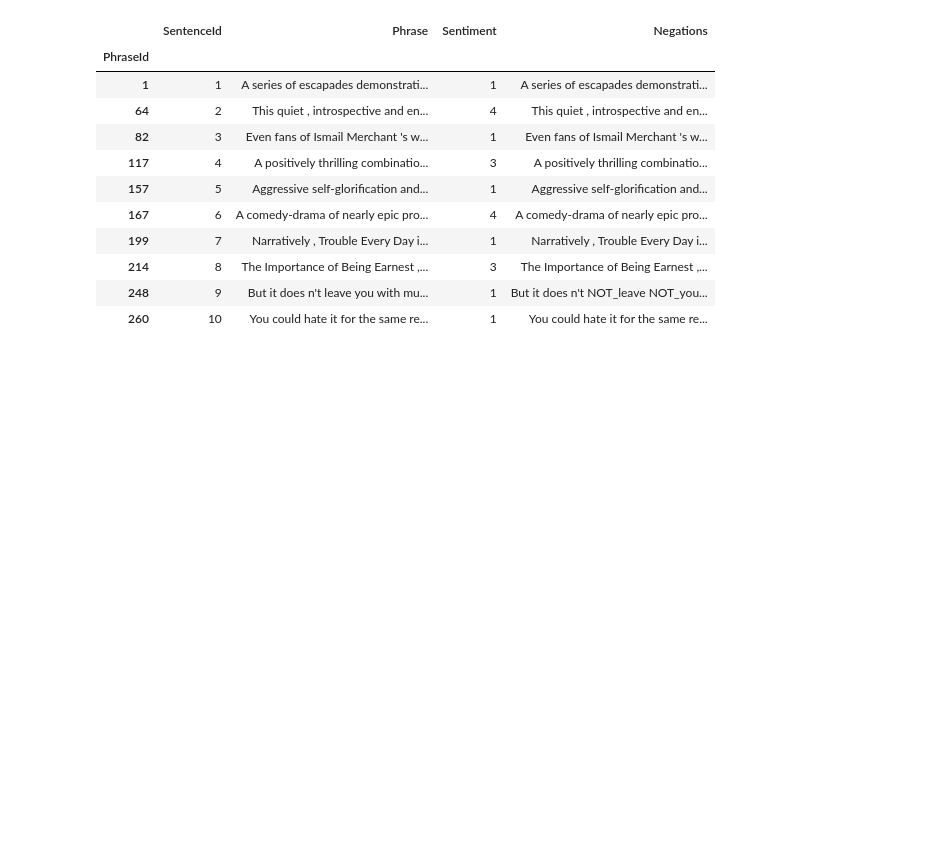
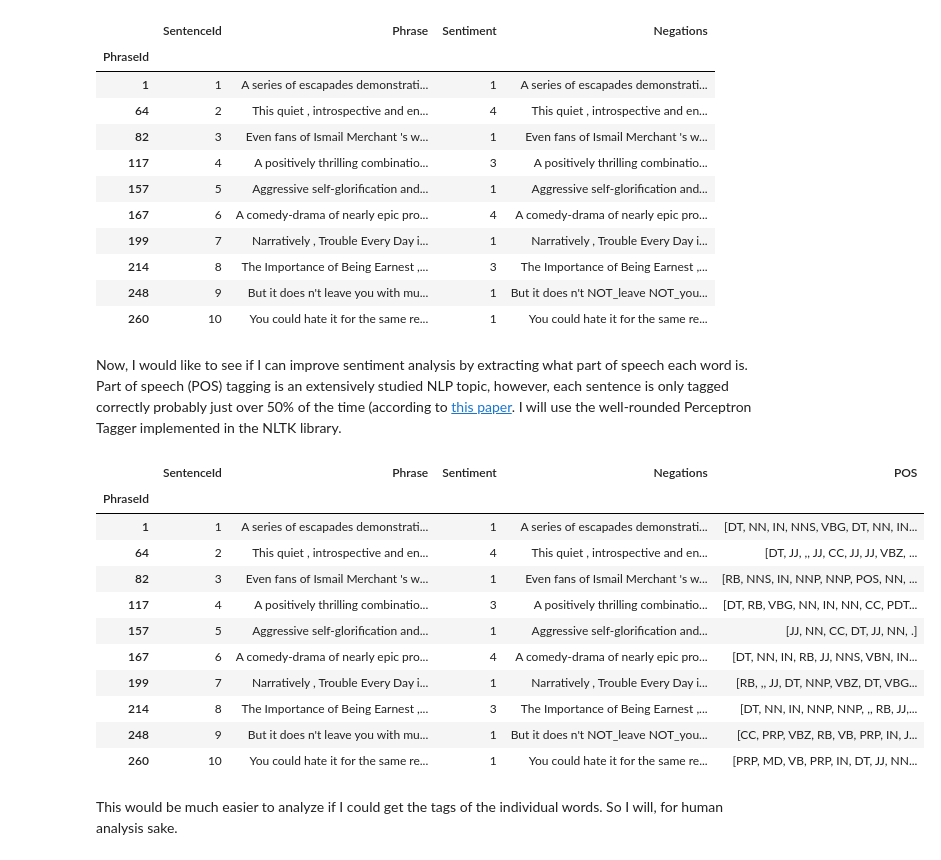
Before and after one commit to paulruvolo/DataScience16CYOA, a Jupyter notebook: Model Iteration 2.ipynb, the cells around one changed output. Saved outputs shown, nothing was run; the diff lists cells and outputs as text; code cells hidden in the pictures; blank space fills up the shorter version.

```diff
--- a/Model Iteration 2.ipynb
+++ b/Model Iteration 2.ipynb
@@ -81,3 +81,38 @@ df01.drop_duplicates(['SentenceId']).head(10)
 | 214 | 8 | The Importance of Being Earnest ,... | 3 | The Importance of Being Earnest ,... |
 | 248 | 9 | But it does n't leave you with mu... | 1 | But it does n't NOT_leave NOT_you... |
 | 260 | 10 | You could hate it for the same re... | 1 | You could hate it for the same re... |
+# %% [markdown]
+Now, I would like to see if I can improve sentiment analysis by extracting what part of speech each word is. Part of speech (POS) tagging is an extensively studied NLP topic, however, each sentence is only tagged correctly probably just over 50% of the time (according to <a href="http://nlp.stanford.edu/pubs/CICLing2011-manning-tagging.pdf">this paper</a>. I will use the well-rounded Perceptron Tagger implemented in the NLTK library.
+# %%
+from nltk.tag.perceptron import PerceptronTagger
+
+# Load the tagger for faster tagging
+tagger = PerceptronTagger()
+# %%
+import nltk
+
+def tag_all_phrases(df):
+    data = df
+    data["POS"] = data["Phrase"].apply(
+        lambda x: [tag[1] for tag in \
+                   nltk.tag._pos_tag(nltk.word_tokenize(x), None, tagger)] )
+    return data
+# %%
+df02 = tag_all_phrases(df01)
+# %%
+df02.drop_duplicates(["SentenceId"]).head(10)
+# %% [output]
+|  | SentenceId | Phrase | Sentiment | Negations | POS |
+| PhraseId |  |  |  |  |  |
+| 1 | 1 | A series of escapades demonstrati... | 1 | A series of escapades demonstrati... | [DT, NN, IN, NNS, VBG, DT, NN, IN... |
+| 64 | 2 | This quiet , introspective and en... | 4 | This quiet , introspective and en... | [DT, JJ, ,, JJ, CC, JJ, JJ, VBZ, ... |
+| 82 | 3 | Even fans of Ismail Merchant 's w... | 1 | Even fans of Ismail Merchant 's w... | [RB, NNS, IN, NNP, NNP, POS, NN, ... |
+| 117 | 4 | A positively thrilling combinatio... | 3 | A positively thrilling combinatio... | [DT, RB, VBG, NN, IN, NN, CC, PDT... |
+| 157 | 5 | Aggressive self-glorification and... | 1 | Aggressive self-glorification and... | [JJ, NN, CC, DT, JJ, NN, .] |
+| 167 | 6 | A comedy-drama of nearly epic pro... | 4 | A comedy-drama of nearly epic pro... | [DT, NN, IN, RB, JJ, NNS, VBN, IN... |
+| 199 | 7 | Narratively , Trouble Every Day i... | 1 | Narratively , Trouble Every Day i... | [RB, ,, JJ, DT, NNP, VBZ, DT, VBG... |
+| 214 | 8 | The Importance of Being Earnest ,... | 3 | The Importance of Being Earnest ,... | [DT, NN, IN, NNP, NNP, ,, RB, JJ,... |
+| 248 | 9 | But it does n't leave you with mu... | 1 | But it does n't NOT_leave NOT_you... | [CC, PRP, VBZ, RB, VB, PRP, IN, J... |
+| 260 | 10 | You could hate it for the same re... | 1 | You could hate it for the same re... | [PRP, MD, VB, PRP, IN, DT, JJ, NN... |
+# %% [markdown]
+This would be much easier to analyze if I could get the tags of the individual words. So I will, for human analysis sake.
```
Also changed, not shown: parts of 12 cells of this notebook.
